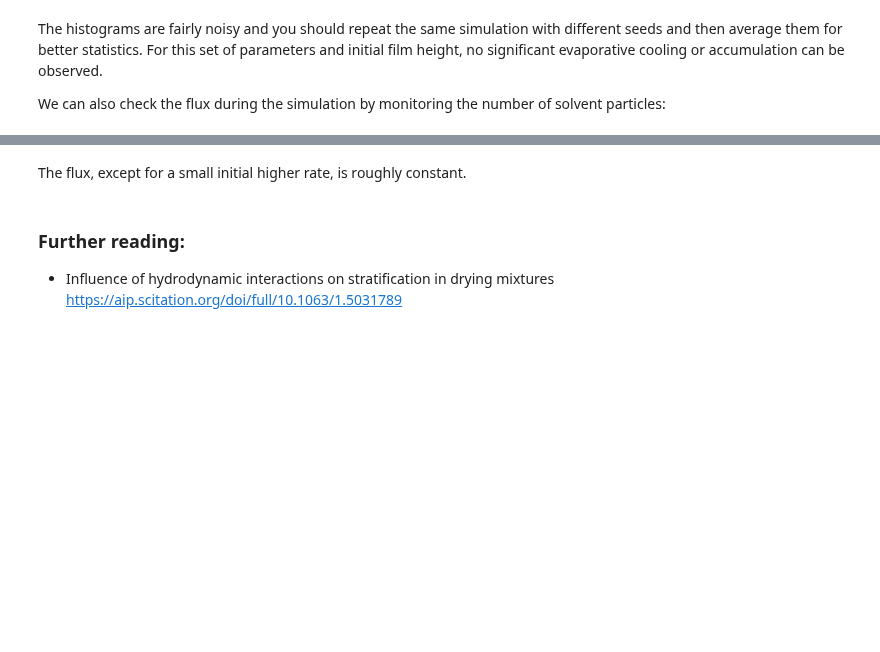
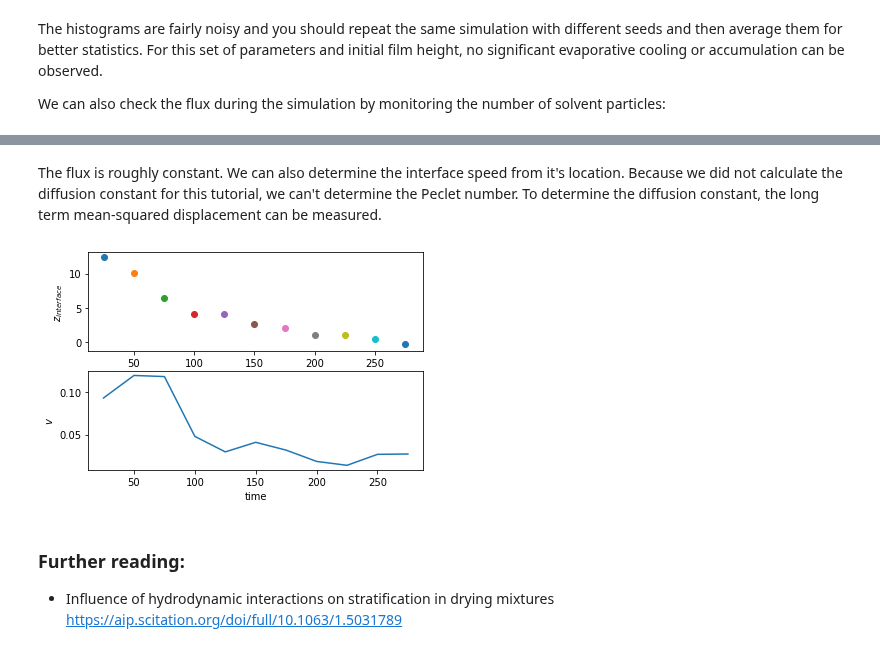
Before and after one commit to mphowardlab/azplugins, a Jupyter notebook: tutorials/02_evaporation/02_explicit_evaporation.ipynb, the cells around one changed output, grey strips where cells are left out. Drawn from its saved outputs; the diff is of its cells as text; code cells hidden in the pictures; blank space fills up the shorter version.

```diff
--- a/tutorials/02_evaporation/02_explicit_evaporation.ipynb
+++ b/tutorials/02_evaporation/02_explicit_evaporation.ipynb
@@ -327,5 +327,38 @@ plt.show()
-# %% [markdown]
-The flux, except for a small initial higher rate, is roughly constant.
+# %% [markdown]
+The flux is roughly constant. We can also determine the interface speed from it's location. Because we did not calculate the diffusion constant for this tutorial, we can't determine the Peclet number. To determine the diffusion constant, the long term mean-squared displacement can be measured.
+# %%
+import numpy as np
+from scipy.optimize import curve_fit
+
+def fit_func(x, a, b,c):
+    return a*np.tanh(x-c) + b
+
+fig, ax = plt.subplots(2)
+
+dt = 0.005
+loc = []
+for i in np.arange(5000,60000,5000):
+
+    density_profile = np.genfromtxt('tutorial_evaporation_explicit_dens_%05d.hist'%(i), skip_header=True)
+    sol_density = (density_profile[:,3]+density_profile[:,4])
+    sol_density = sol_density[density_profile[:,0]>-20]
+    t = density_profile[:,0][density_profile[:,0]>-20]
+    params = curve_fit(fit_func, t, sol_density)
+    #ax[0].plot(t, sol_density,label=i)
+    #ax[0].plot(t,fit_func(t,*params[0]))
+    ax[0].scatter(i*dt,params[0][2])
+    loc.append(params[0][2])
+
+
+x = np.arange(5000,60000,5000)*dt
+speed = -np.gradient(loc,x)
+ax[1].plot(x,speed)
+ax[1].set_xlabel("time")
+ax[0].set_ylabel('$z_{interface}$')
+ax[1].set_ylabel('$v$')
+plt.show()
+# %% [output]
+[figure, added]
 # %% [markdown]
 ### Further reading:
 
```
Also changed, not shown: parts of 2 cells of this notebook, 9 other files.
